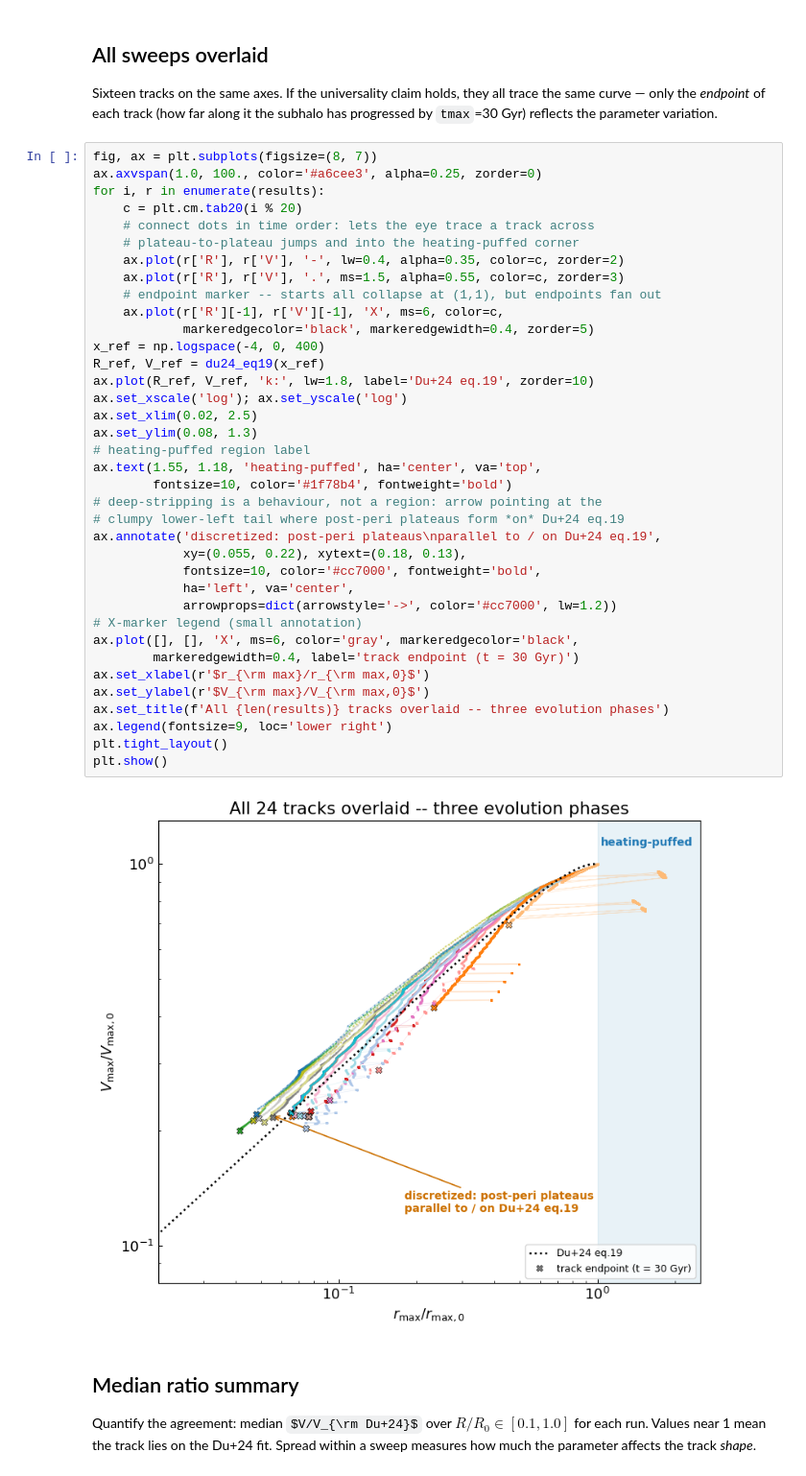
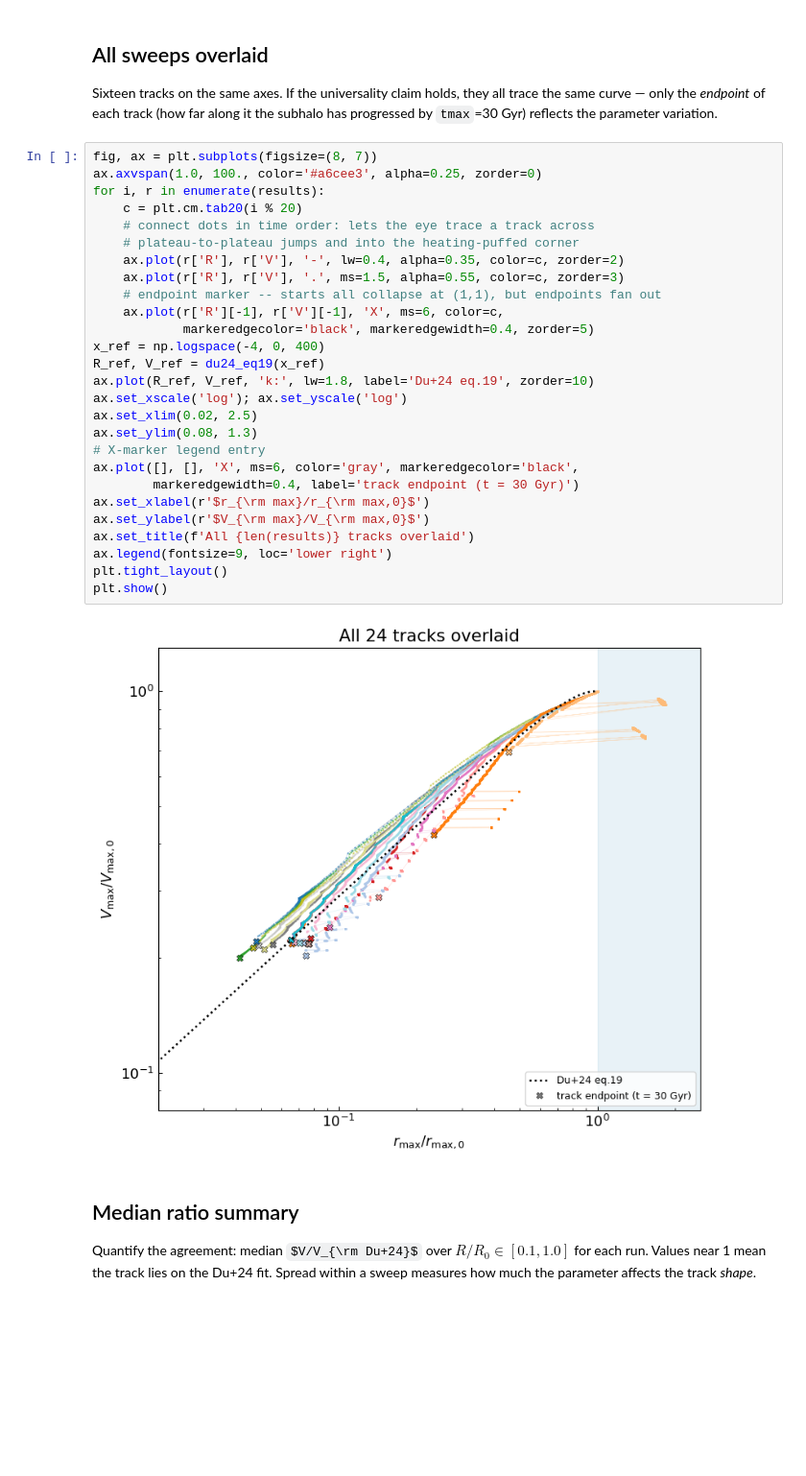
Before and after one commit to fabiokung/SatGen, a Jupyter notebook: tidal_track_universality.ipynb, the cells around one changed output. Shown at 96% size. Drawn from its saved outputs; the diff is of its cells as text; some formulas as TeX source; blank space fills up the shorter version.

```diff
--- a/tidal_track_universality.ipynb
+++ b/tidal_track_universality.ipynb
@@ -178,42 +178,32 @@ Sixteen tracks on the same axes. If the universality claim holds, they all trace
 # %%
 fig, ax = plt.subplots(figsize=(8, 7))
 ax.axvspan(1.0, 100., color='#a6cee3', alpha=0.25, zorder=0)
 for i, r in enumerate(results):
     c = plt.cm.tab20(i % 20)
     # connect dots in time order: lets the eye trace a track across
     # plateau-to-plateau jumps and into the heating-puffed corner
     ax.plot(r['R'], r['V'], '-', lw=0.4, alpha=0.35, color=c, zorder=2)
     ax.plot(r['R'], r['V'], '.', ms=1.5, alpha=0.55, color=c, zorder=3)
     # endpoint marker -- starts all collapse at (1,1), but endpoints fan out
     ax.plot(r['R'][-1], r['V'][-1], 'X', ms=6, color=c,
             markeredgecolor='black', markeredgewidth=0.4, zorder=5)
 x_ref = np.logspace(-4, 0, 400)
 R_ref, V_ref = du24_eq19(x_ref)
 ax.plot(R_ref, V_ref, 'k:', lw=1.8, label='Du+24 eq.19', zorder=10)
 ax.set_xscale('log'); ax.set_yscale('log')
 ax.set_xlim(0.02, 2.5)
 ax.set_ylim(0.08, 1.3)
-# heating-puffed region label
-ax.text(1.55, 1.18, 'heating-puffed', ha='center', va='top',
-        fontsize=10, color='#1f78b4', fontweight='bold')
-# deep-stripping is a behaviour, not a region: arrow pointing at the
-# clumpy lower-left tail where post-peri plateaus form *on* Du+24 eq.19
-ax.annotate('discretized: post-peri plateaus\nparallel to / on Du+24 eq.19',
-            xy=(0.055, 0.22), xytext=(0.18, 0.13),
-            fontsize=10, color='#cc7000', fontweight='bold',
-            ha='left', va='center',
-            arrowprops=dict(arrowstyle='->', color='#cc7000', lw=1.2))
-# X-marker legend (small annotation)
+# X-marker legend entry
 ax.plot([], [], 'X', ms=6, color='gray', markeredgecolor='black',
         markeredgewidth=0.4, label='track endpoint (t = 30 Gyr)')
 ax.set_xlabel(r'$r_{\rm max}/r_{\rm max,0}$')
 ax.set_ylabel(r'$V_{\rm max}/V_{\rm max,0}$')
-ax.set_title(f'All {len(results)} tracks overlaid -- three evolution phases')
+ax.set_title(f'All {len(results)} tracks overlaid')
 ax.legend(fontsize=9, loc='lower right')
 plt.tight_layout()
 plt.show()
 # %% [output]
-[figure, old version]
+[figure, new version]
 # %% [markdown]
 ## Median ratio summary
 
```
Also changed, not shown: parts of 1 cell of this notebook, 3 other files.
